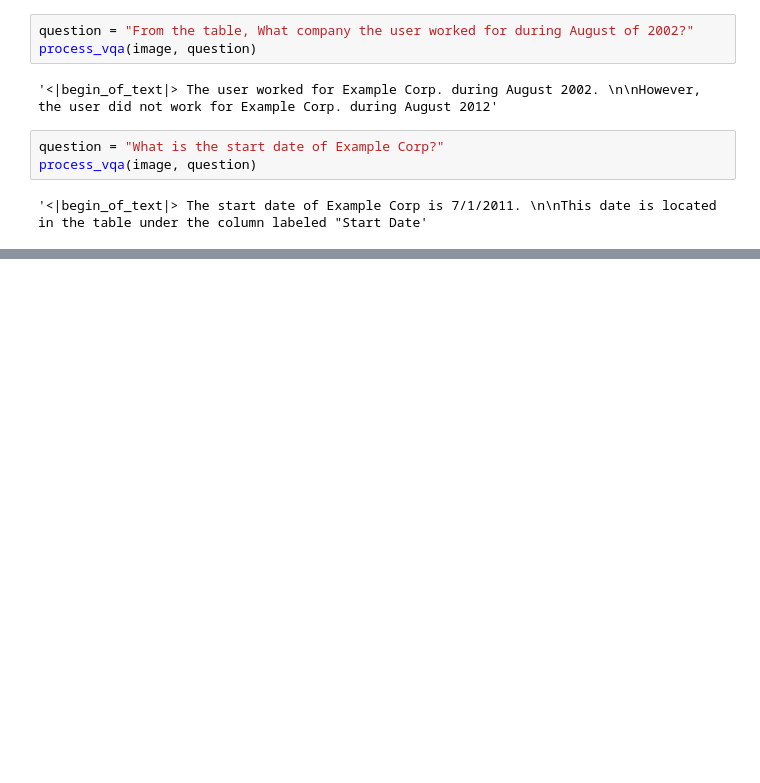
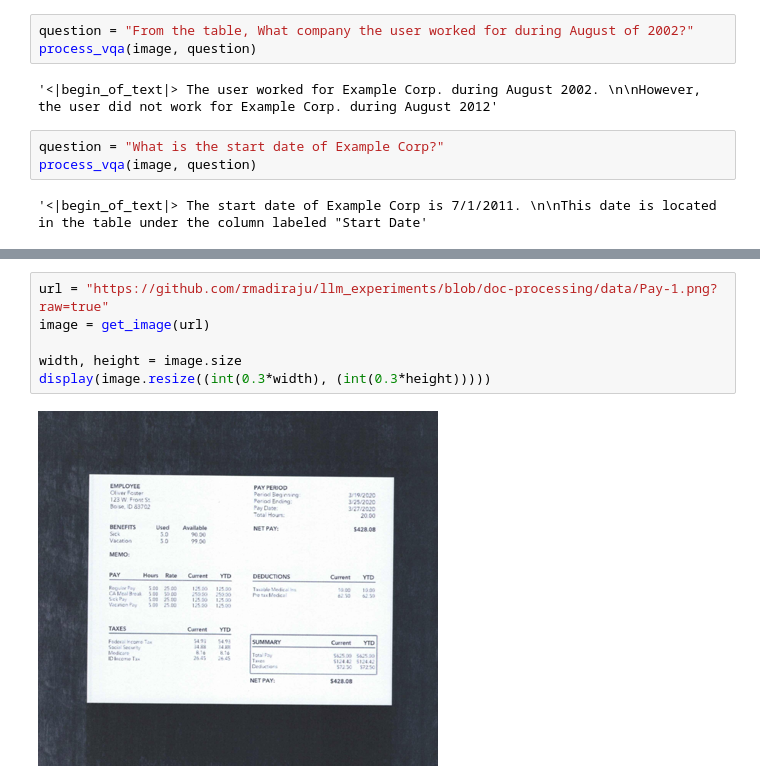
Before and after one commit to rmadiraju/llm_experiments, a Jupyter notebook: demo/Doc_Processing_Llama3_2.ipynb, the cells around one changed output, grey strips where cells are left out. Saved outputs shown, nothing was run; the diff lists cells and outputs as text; blank space fills up the shorter version.

```diff
--- a/demo/Doc_Processing_Llama3_2.ipynb
+++ b/demo/Doc_Processing_Llama3_2.ipynb
@@ -236,0 +278,8 @@ process_vqa(image, question)
+# %%
+url = "https://github.com/rmadiraju/llm_experiments/blob/doc-processing/data/Pay-1.png?raw=true"
+image = get_image(url)
+
+width, height = image.size
+display(image.resize((int(0.3*width), (int(0.3*height)))))
+# %% [output]
+[figure, added]
```
Also changed, not shown: parts of 9 cells of this notebook.
